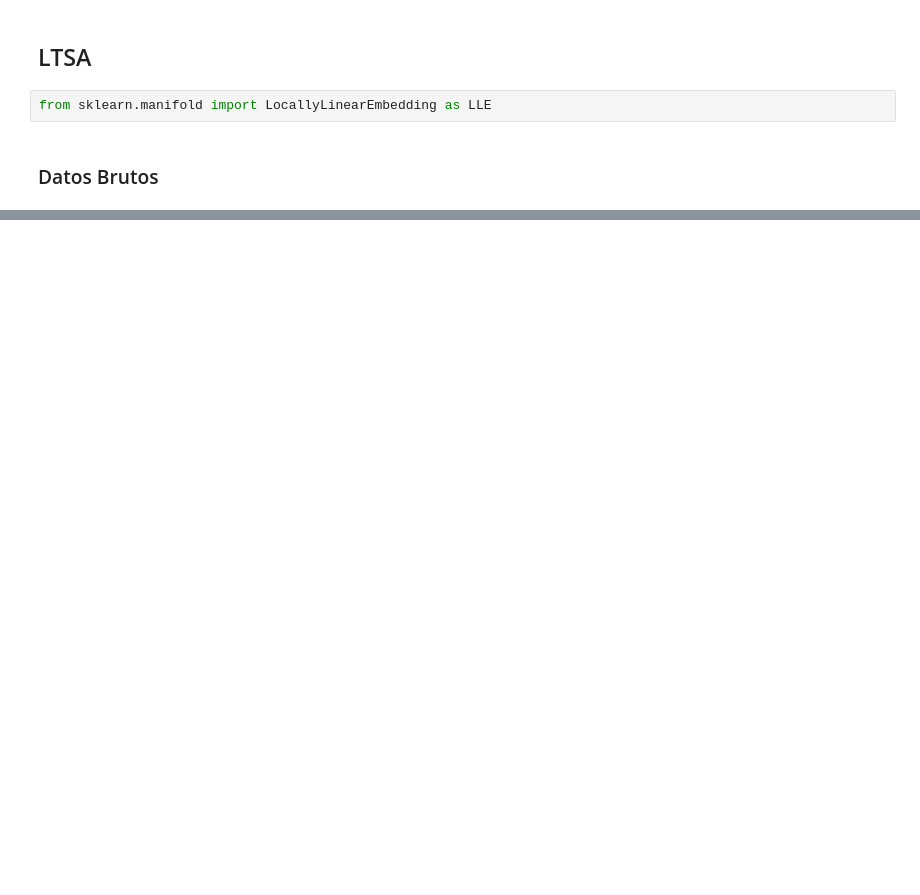
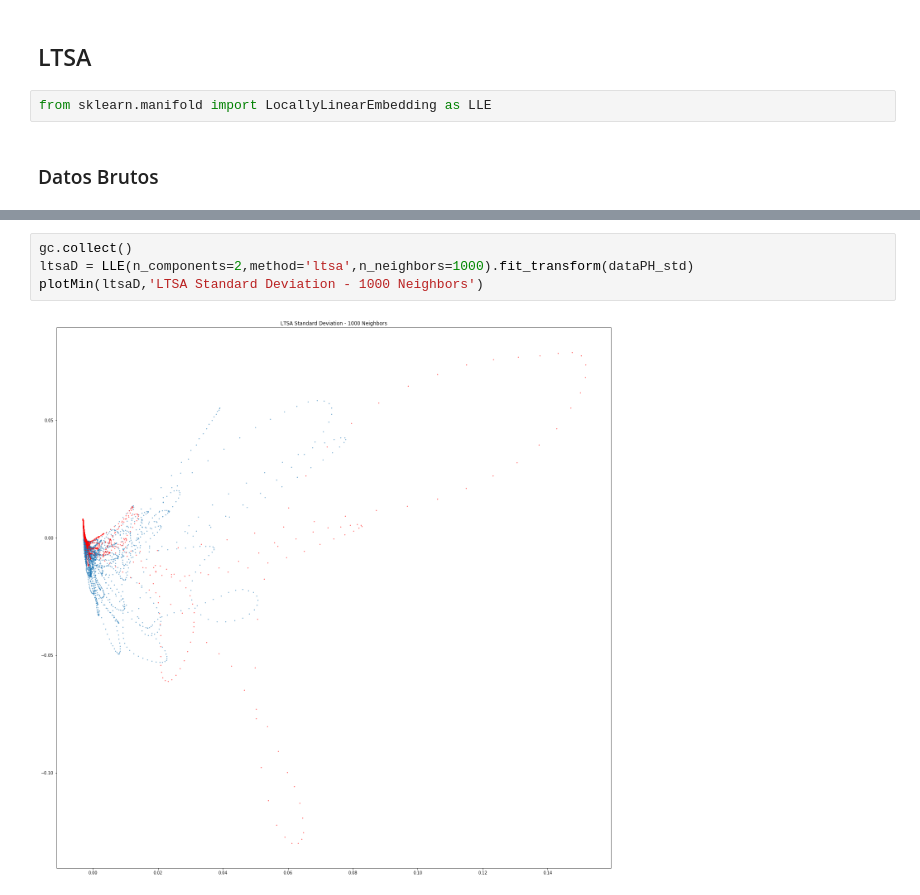
Before and after one commit to jlgarridol/TFG-SmartBeds, a Jupyter notebook: src/Técnicas de reducción de dimensionalidad.ipynb, the cells around one changed output, grey strips where cells are left out. Drawn from its saved outputs; the diff is of its cells as text; blank space fills up the shorter version.

```diff
--- a/src/Técnicas de reducción de dimensionalidad.ipynb
+++ b/src/Técnicas de reducción de dimensionalidad.ipynb
@@ -246,0 +328,6 @@ Text(0.5, 1.0, 'LTSA Raw - Days of seizures')
+# %%
+gc.collect()
+ltsaD = LLE(n_components=2,method='ltsa',n_neighbors=1000).fit_transform(dataPH_std)
+plotMin(ltsaD,'LTSA Standard Deviation - 1000 Neighbors')
+# %% [output]
+[figure, added]
```
Also changed, not shown: parts of 22 cells of this notebook, 8 other files.
